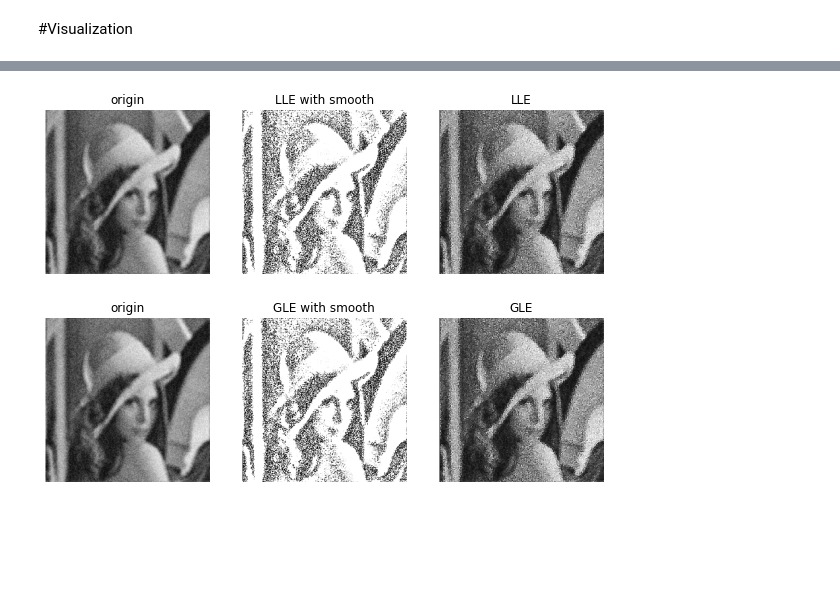
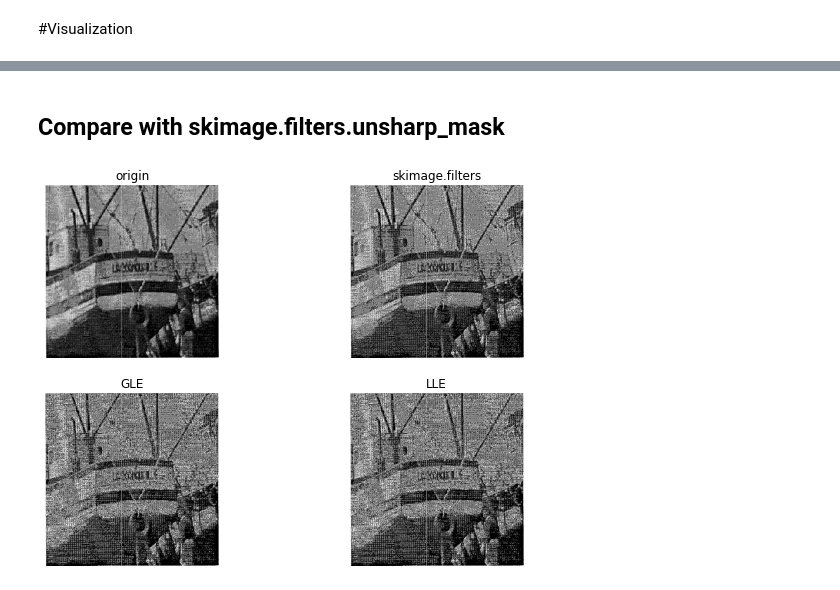
Before and after one commit to phamgialinhlx/robust-nonlinear-constract-enhancement-filters, a Jupyter notebook: ROBUST_NONLINEAR_CONTRAST_ENHANCEiMENT_FILTERS.ipynb, the cells around one changed output, grey strips where cells are left out. Cells and saved outputs as stored; diff of their text form; code cells hidden in the pictures; blank space fills up the shorter version.

```diff
--- a/ROBUST_NONLINEAR_CONTRAST_ENHANCEiMENT_FILTERS.ipynb
+++ b/ROBUST_NONLINEAR_CONTRAST_ENHANCEiMENT_FILTERS.ipynb
@@ -33,6 +33,11 @@ def exponential_discriminating_func(roi, x_nm, delta):
         for j in np.arange(w):
             output[i][j] = math.exp(-(abs(float(roi[i][j]) - float(x_nm)) / float(delta)))
     return output
+# %%
+def constrast_filter(gray):
+    result = filters.unsharp_mask(gray, radius=1.5, amount=1.5, multichannel=False, preserve_range=False)
+    result = (255*result).clip(0,255).astype(np.uint8)
+    return result
 # %% [markdown]
 # Robust nonlinear contrast enhancement
 # %%
@@ -234,4 +211,0 @@ lle = gle_filter(girlGray, (3, 3))
-# %%
-visualize(2, 3, [girlGray, lle_w_smooth, lle, girlGray, gle_w_smooth, gle], ['origin', 'LLE with smooth', 'LLE', 'origin', 'GLE with smooth', 'GLE'])
-# %% [output]
-[figure, removed]
@@ -237,0 +215,10 @@ visualize(2, 3, [girlGray, lle_w_smooth, lle, girlGray, gle_w_smooth, gle], ['or
+# %% [markdown]
+## Compare with skimage.filters.unsharp_mask
+# %%
+ski_boat = constrast_filter(boatGray)
+gle_boat = gle_filter(boatGray, (3, 3))
+lle_boat = gle_filter(boatGray, (3, 3))
+# %%
+visualize(2, 2, [boatGray, ski_boat, gle_boat, lle_boat], ['origin', 'skimage.filters', 'GLE', 'LLE'])
+# %% [output]
+[figure, added]
```
Also changed, not shown: parts of 17 cells of this notebook.
